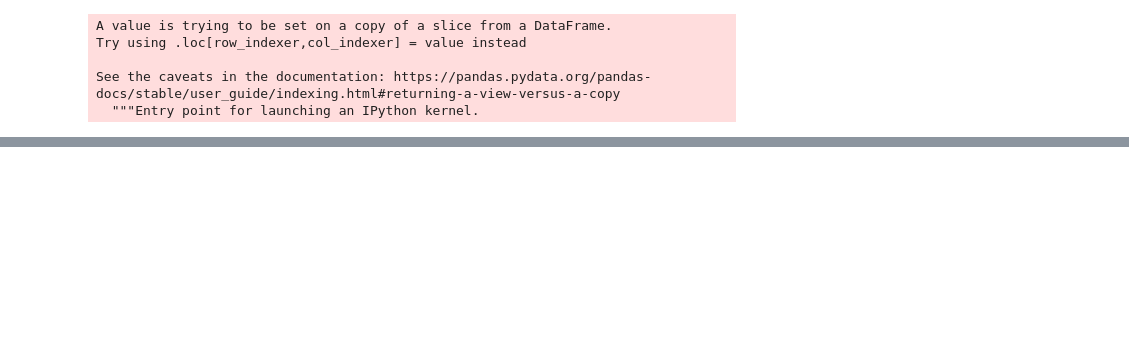
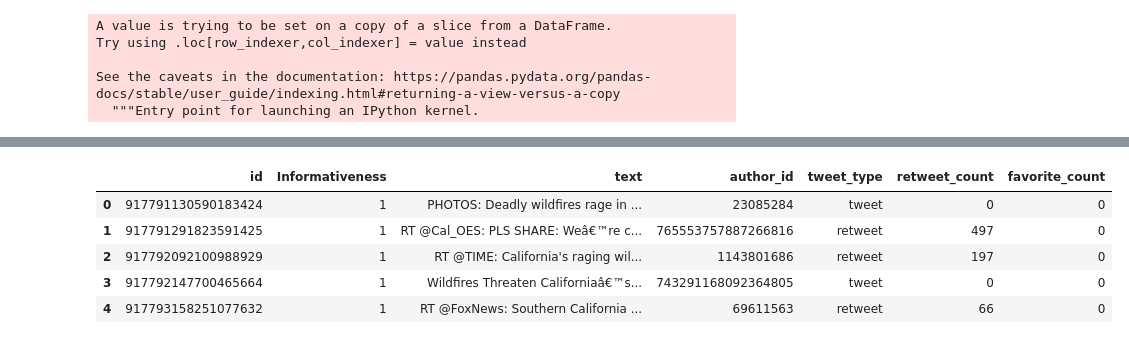
Before and after one commit to byrek3d/Masters-Semester-Project, a Jupyter notebook: dataset_cleaning/Dataset 2/load_clean_dataset_2.ipynb, the cells around one changed output, grey strips where cells are left out. Saved outputs shown, nothing was run; the diff lists cells and outputs as text; code cells hidden in the pictures; blank space fills up the shorter version.

```diff
--- a/dataset_cleaning/Dataset 2/load_clean_dataset_2.ipynb
+++ b/dataset_cleaning/Dataset 2/load_clean_dataset_2.ipynb
@@ -112,0 +115,4 @@ frame_en.to_pickle("./../dataset2Cleaned.pkl")
+# %%
+authors=pd.read_csv('./../tj/parsed/tweet_metadata.csv')
+# %%
+merged=pd.merge(frame_en, authors, on='id')
@@ -112,0 +121,9 @@ frame_en.to_pickle("./../dataset2Cleaned.pkl")
+# %%
+merged.head()
+# %% [output]
+|  | id | Informativeness | text | author_id | tweet_type | retweet_count | favorite_count |
+| 0 | 917791130590183424 | 1 | PHOTOS: Deadly wildfires rage in ... | 23085284 | tweet | 0 | 0 |
+| 1 | 917791291823591425 | 1 | RT @Cal_OES: PLS SHARE: Weâ€™re c... | 765553757887266816 | retweet | 497 | 0 |
+| 2 | 917792092100988929 | 1 | RT @TIME: California's raging wil... | 1143801686 | retweet | 197 | 0 |
+| 3 | 917792147700465664 | 1 | Wildfires Threaten Californiaâ€™s... | 743291168092364805 | tweet | 0 | 0 |
+| 4 | 917793158251077632 | 1 | RT @FoxNews: Southern California ... | 69611563 | retweet | 66 | 0 |
```
Also changed, not shown: parts of 15 cells of this notebook, 45 other files.
